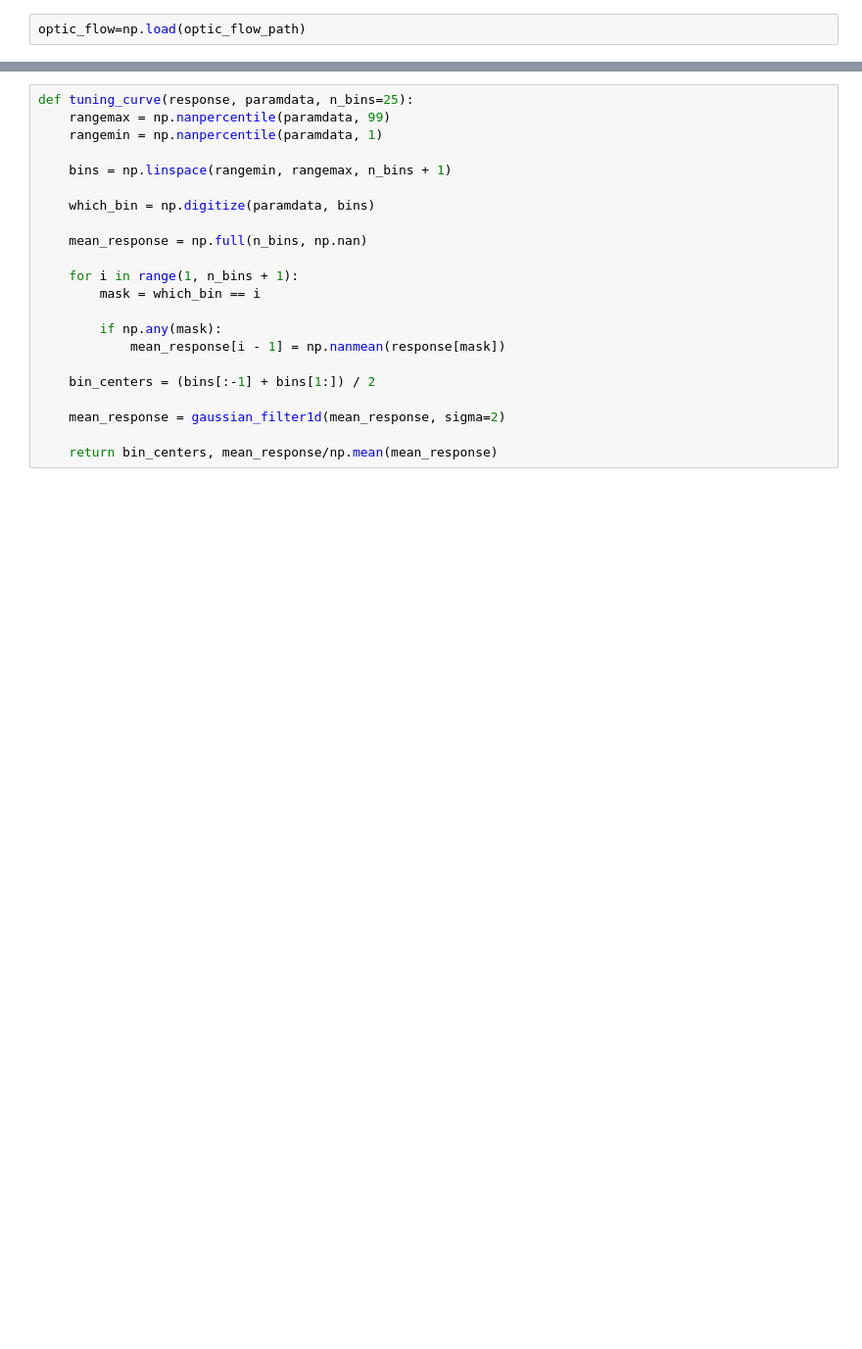
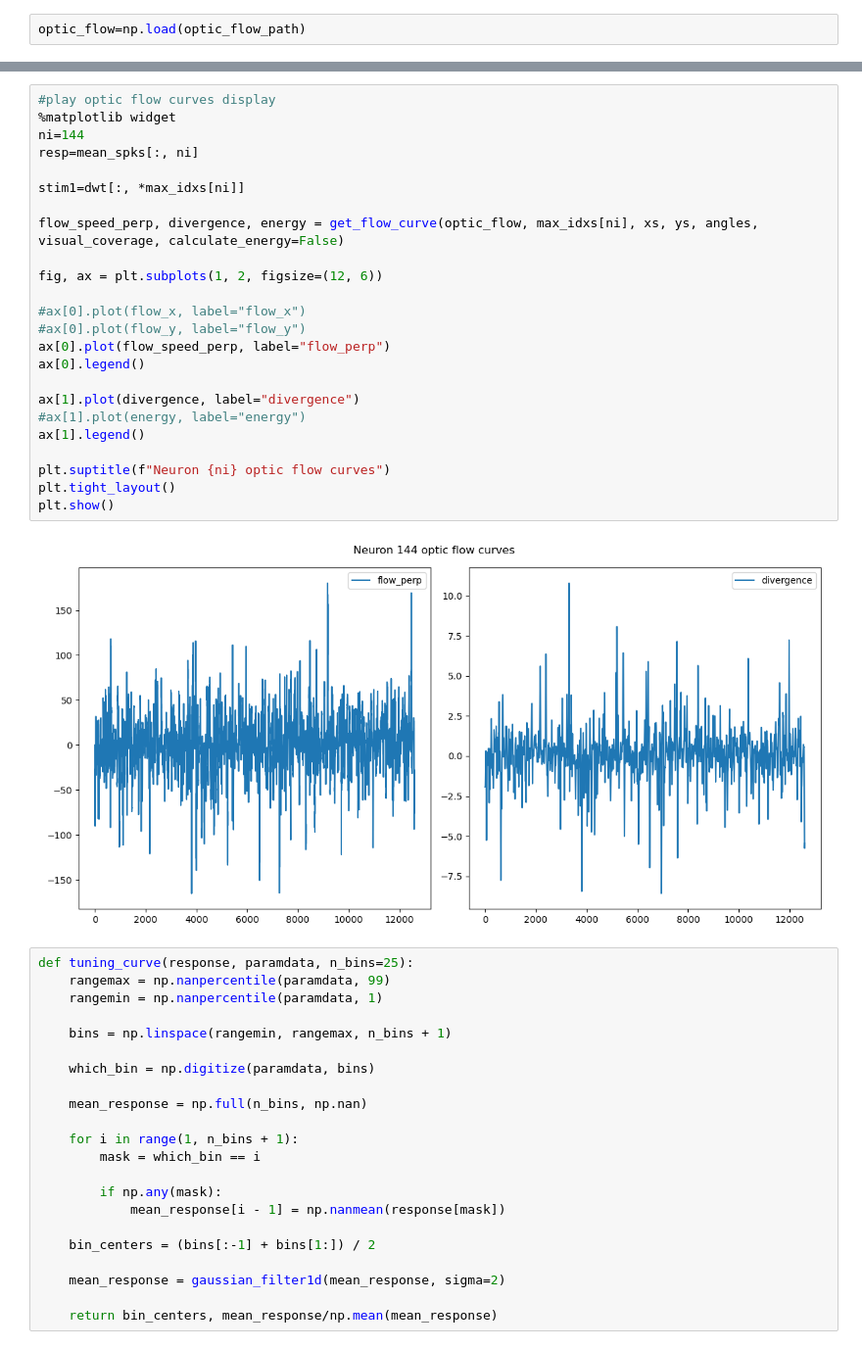
Before and after one commit to katonage/waven2, a Jupyter notebook: waven2/S4_feature_estimation_vS.ipynb, the cells around one changed output, grey strips where cells are left out. Shown at 98% size. Drawn from its saved outputs; the diff is of its cells as text; blank space fills up the shorter version.

```diff
--- a/waven2/S4_feature_estimation_vS.ipynb
+++ b/waven2/S4_feature_estimation_vS.ipynb
@@ -970,3 +1044,29 @@ optic_flow=np.load(optic_flow_path)
+# %%
+#play optic flow curves display
+%matplotlib widget
+ni=144
+resp=mean_spks[:, ni]
+
+stim1=dwt[:, *max_idxs[ni]]
+
+flow_speed_perp, divergence, energy = get_flow_curve(optic_flow, max_idxs[ni], xs, ys, angles, visual_coverage, calculate_energy=False)
+
+fig, ax = plt.subplots(1, 2, figsize=(12, 6))
+
+#ax[0].plot(flow_x, label="flow_x")
+#ax[0].plot(flow_y, label="flow_y")
+ax[0].plot(flow_speed_perp, label="flow_perp")
+ax[0].legend()
+
+ax[1].plot(divergence, label="divergence")
+#ax[1].plot(energy, label="energy")
+ax[1].legend()
+
+plt.suptitle(f"Neuron {ni} optic flow curves")
+plt.tight_layout()
+plt.show()
+# %% [output]
+[figure, added]
 # %%
 def tuning_curve(response, paramdata, n_bins=25):
     rangemax = np.nanpercentile(paramdata, 99)
```
Also changed, not shown: parts of 21 cells of this notebook.
